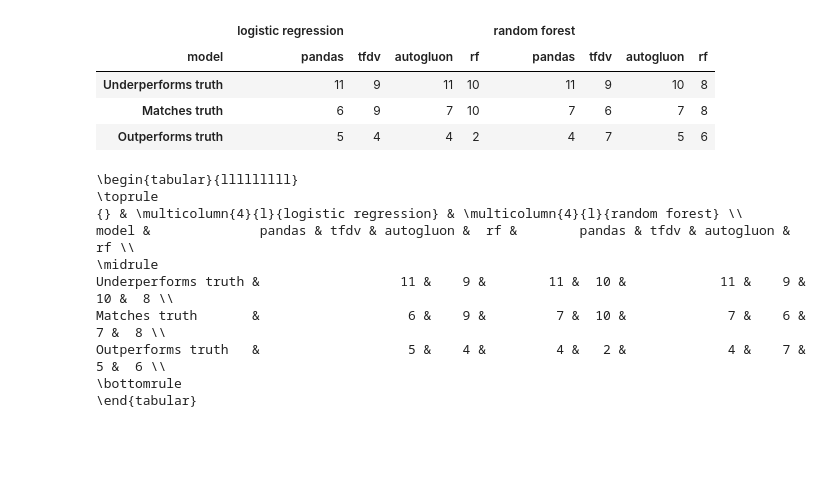
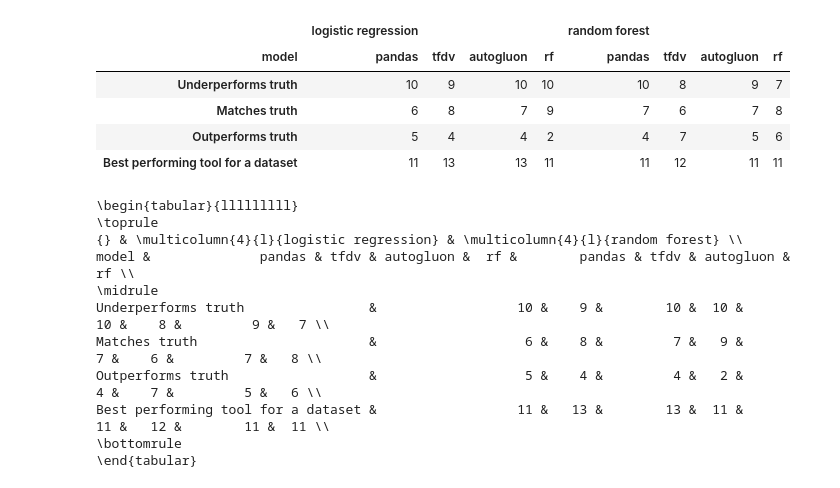
Before and after one commit to TanveerMittal/Sortinghat_Benchmark_Replication, a Jupyter notebook: Tables.ipynb, the cells around one changed output. Saved outputs shown, nothing was run; the diff lists cells and outputs as text; code cells hidden in the pictures; blank space fills up the shorter version.

```diff
--- a/Tables.ipynb
+++ b/Tables.ipynb
@@ -14,11 +8,11 @@ combined.head()
 # %%
-name_order = combined["name"].unique()
+name_order = pd.read_csv("results/results_0-16.csv")["name"].unique()
 col_order = []
 for model in ["logistic regression", "random forest"]:
     for feature_type in ["truth", "pandas", "tfdv", "autogluon", "rf"]:
         col_order.append((model, feature_type))
 # %%
-results = combined[["name", "model", "linear_holdout", "rf_holdout"]].rename({"name": "dataset", "linear_holdout":"logistic regression", "rf_holdout":"random forest"}, axis=1
+results = pd.read_csv("results/results_0-16.csv")[["name", "model", "linear_holdout", "rf_holdout"]].rename({"name": "dataset", "linear_holdout":"logistic regression", "rf_holdout":"random forest"}, axis=1
                                                                   ).pivot(index="dataset", columns="model").loc[name_order, col_order]
 results
 # %% [output]
@@ -154,34 +102,46 @@ df
 # %%
 table_cols = results_table.columns.drop([("logistic regression", "truth"), ("random forest", "truth")])
 performance = pd.DataFrame(columns=table_cols)
 
 #underperforms
 for model in ['logistic regression', 'random forest']:
     for label in ["pandas", "tfdv", "autogluon", "rf"]:
         if model == "logistic regression":
             reg_model = "linear regression"
         else:
             reg_model = "random forest"
-        performance.loc["Underperforms truth", (model, label)] = (results_table[(model, label)] < 0).sum() + (regression_table[(reg_model, label)] < 0).sum()
-        performance.loc["Matches truth", (model, label)] = (results_table[(model, label)] == 0).sum() + (regression_table[(reg_model, label)] == 0).sum()
-        performance.loc["Outperforms truth", (model, label)] = (results_table[(model, label)] > 0).sum() + (regression_table[(reg_model, label)] > 0).sum()
+        max_vals = results_table[model].drop("truth", axis=1).max(axis=1)
+
+        max_vals_reg = regression_table[reg_model].drop("truth", axis=1).max(axis=1)
+
+        performance.loc["Underperforms truth", (model, label)] = (results_table[(model, label)] < 0).sum() \
+                                                                + (regression_table[(reg_model, label)] < 0).sum()
+        performance.loc["Matches truth", (model, label)] = (results_table[(model, label)] == 0).sum() \
+                                                                + (regression_table[(reg_model, label)] == 0).sum()
+        performance.loc["Outperforms truth", (model, label)] = (results_table[(model, label)] > 0).sum() \
+                                                                + (regression_table[(reg_model, label)] > 0).sum()
+        performance.loc["Best performing tool for a dataset", (model, label)] = results_table[model].drop("truth", axis=1).apply(lambda col: col==max_vals).sum()[label] \
+                                                                                + regression_table[reg_model].drop("truth", axis=1).apply(lambda col: col==max_vals_reg).sum()[label]
+
 performance
 # %% [output]
 |  | logistic regression |  |  |  | random forest |  |  |  |
 | model | pandas | tfdv | autogluon | rf | pandas | tfdv | autogluon | rf |
-| Underperforms truth | 11 | 9 | 11 | 10 | 11 | 9 | 10 | 8 |
-| Matches truth | 6 | 9 | 7 | 10 | 7 | 6 | 7 | 8 |
+| Underperforms truth | 10 | 9 | 10 | 10 | 10 | 8 | 9 | 7 |
+| Matches truth | 6 | 8 | 7 | 9 | 7 | 6 | 7 | 8 |
 | Outperforms truth | 5 | 4 | 4 | 2 | 4 | 7 | 5 | 6 |
+| Best performing tool for a dataset | 11 | 13 | 13 | 11 | 11 | 12 | 11 | 11 |
 # %%
 print(performance.to_latex())
 # %% [output]
 \begin{tabular}{lllllllll}
 \toprule
 {} & \multicolumn{4}{l}{logistic regression} & \multicolumn{4}{l}{random forest} \\
-model &              pandas & tfdv & autogluon &  rf &        pandas & tfdv & autogluon & rf \\
+model &              pandas & tfdv & autogluon &  rf &        pandas & tfdv & autogluon &  rf \\
 \midrule
-Underperforms truth &                  11 &    9 &        11 &  10 &            11 &    9 &        10 &  8 \\
-Matches truth       &                   6 &    9 &         7 &  10 &             7 &    6 &         7 &  8 \\
-Outperforms truth   &                   5 &    4 &         4 &   2 &             4 &    7 &         5 &  6 \\
+Underperforms truth                &                  10 &    9 &        10 &  10 &            10 &    8 &         9 &   7 \\
+Matches truth                      &                   6 &    8 &         7 &   9 &             7 &    6 &         7 &   8 \\
+Outperforms truth                  &                   5 &    4 &         4 &   2 &             4 &    7 &         5 &   6 \\
+Best performing tool for a dataset &                  11 &   13 &        13 &  11 &            11 &   12 &        11 &  11 \\
 \bottomrule
 \end{tabular}
```
Also changed, not shown: parts of 24 cells of this notebook, 22 other files.
